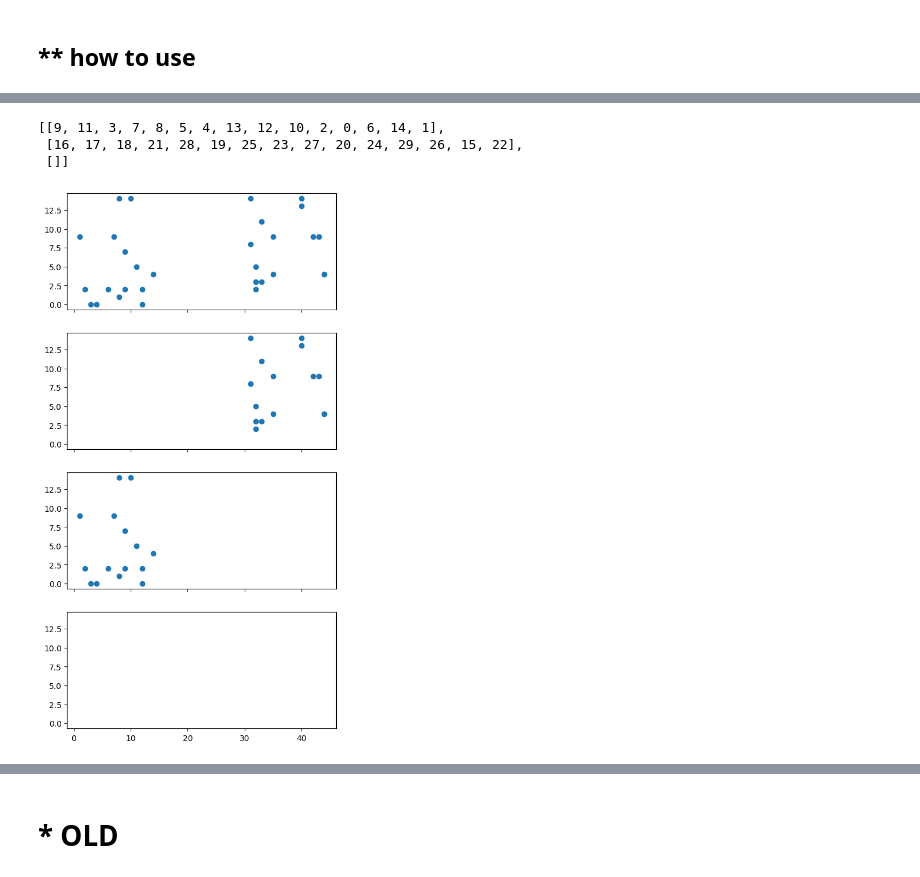
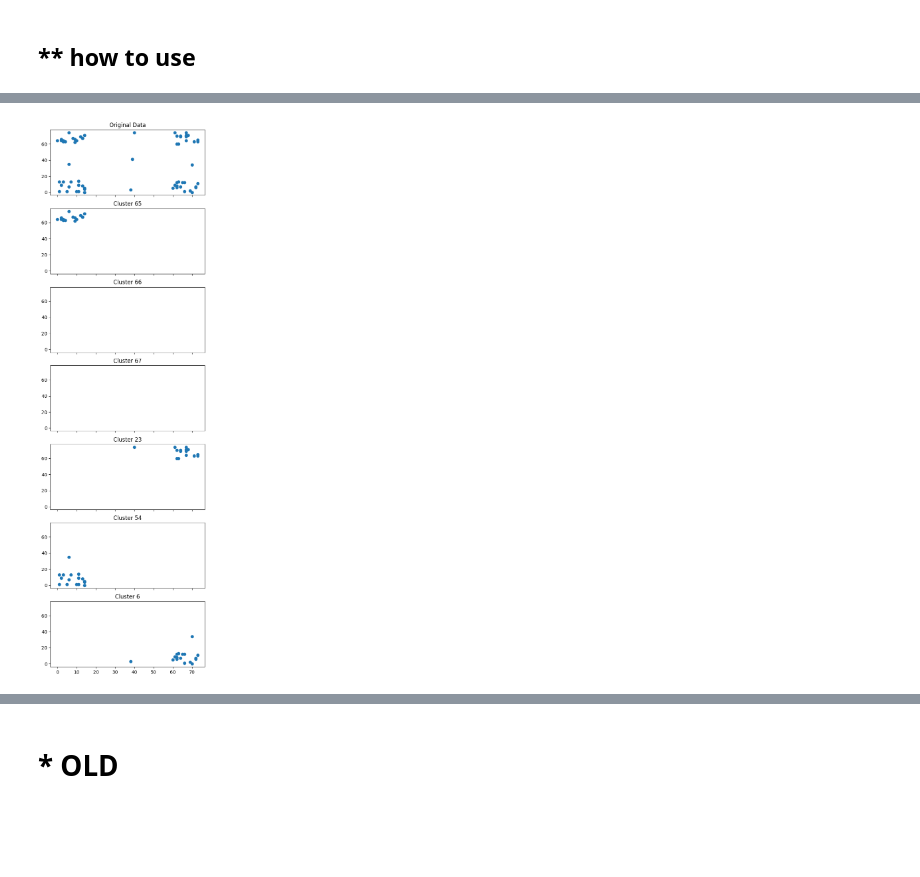
Before and after one commit to Dim314159/unsupervised, a Jupyter notebook: HDBSCAN_1.ipynb, the cells around one changed output, grey strips where cells are left out. Cells and saved outputs as stored; diff of their text form; code cells hidden in the pictures; blank space fills up the shorter version.

```diff
--- a/HDBSCAN_1.ipynb
+++ b/HDBSCAN_1.ipynb
@@ -576,0 +579,26 @@ X_train.shape
+# %%
+# Generate synthetic dataset
+n_points, max_value = 65, 15
+q1 = (n_points - 1) // 4
+middle = q1 * 2
+q3 = q1 * 3
+
+slide = 60
+
+X_train = np.random.randint(max_value, size=(n_points, 2))  # points in 2D
+
+X_train[:middle, 0] += slide
+
+X_train[q1:q3, 1] += slide
+
+X_train[-1] += slide // 2
+X_train[0, 1] += slide // 2
+X_train[q1, 0] -= slide // 2
+X_train[middle, 1] -= slide // 2
+X_train[q3, 0] += slide // 2
+
+print(X_train.shape)
+x = X_train[:, 0]
+y = X_train[:, 1]
+plt.scatter(x, y)
+plt.show()
@@ -577,8 +616,8 @@ X_train.shape
 # %%
-data = pd.read_csv('data_clust_test.csv')
-X_train = data[['x', 'y']].values
-n_points = X_train.shape[0]
-X_train.shape
+# data = pd.read_csv('data_clust_test.csv')
+# X_train = data[['x', 'y']].values
+# n_points = X_train.shape[0]
+# X_train.shape
 # %%
 mst_agent = MST(number_of_nearest_neighbors=4)
 mst_edges = mst_agent.get_mst_edges(X_train)
@@ -600,24 +652,23 @@ set()
 # %%
-root_nodes_ids = [9, 16, 30]
 clusters = []
-for cid in root_nodes_ids:
+cids = []
+for cid in ds_agent.final_clusters:
     clusters.append(ds_agent.clusters_hierarchy[cid].nodes_ids)
+    cids.append(cid)
 
-clusters
+#clusters
-# %% [output]
-[[9, 11, 3, 7, 8, 5, 4, 13, 12, 10, 2, 0, 6, 14, 1],
- [16, 17, 18, 21, 28, 19, 25, 23, 27, 20, 24, 29, 26, 15, 22],
- []]
 # %%
 n_plots = len(clusters) + 1
 fig, axis = plt.subplots(n_plots, 1, sharex=True, sharey=True, figsize=(6, n_plots * 3))
 x = X_train[:, 0]
 y = X_train[:, 1]
 axis[0].scatter(x, y)
-for i, cluster in enumerate(clusters):
+axis[0].set_title('Original Data')
+for i, (cluster, cid) in enumerate(zip(clusters, cids)):
     x = X_train[cluster, 0]
     y = X_train[cluster, 1]
     axis[i+1].scatter(x, y)
+    axis[i+1].set_title(f'Cluster {cid}')
 plt.show()
 # %% [output]
-[figure, old version]
+[figure, new version]
```
Also changed, not shown: parts of 17 cells of this notebook.
